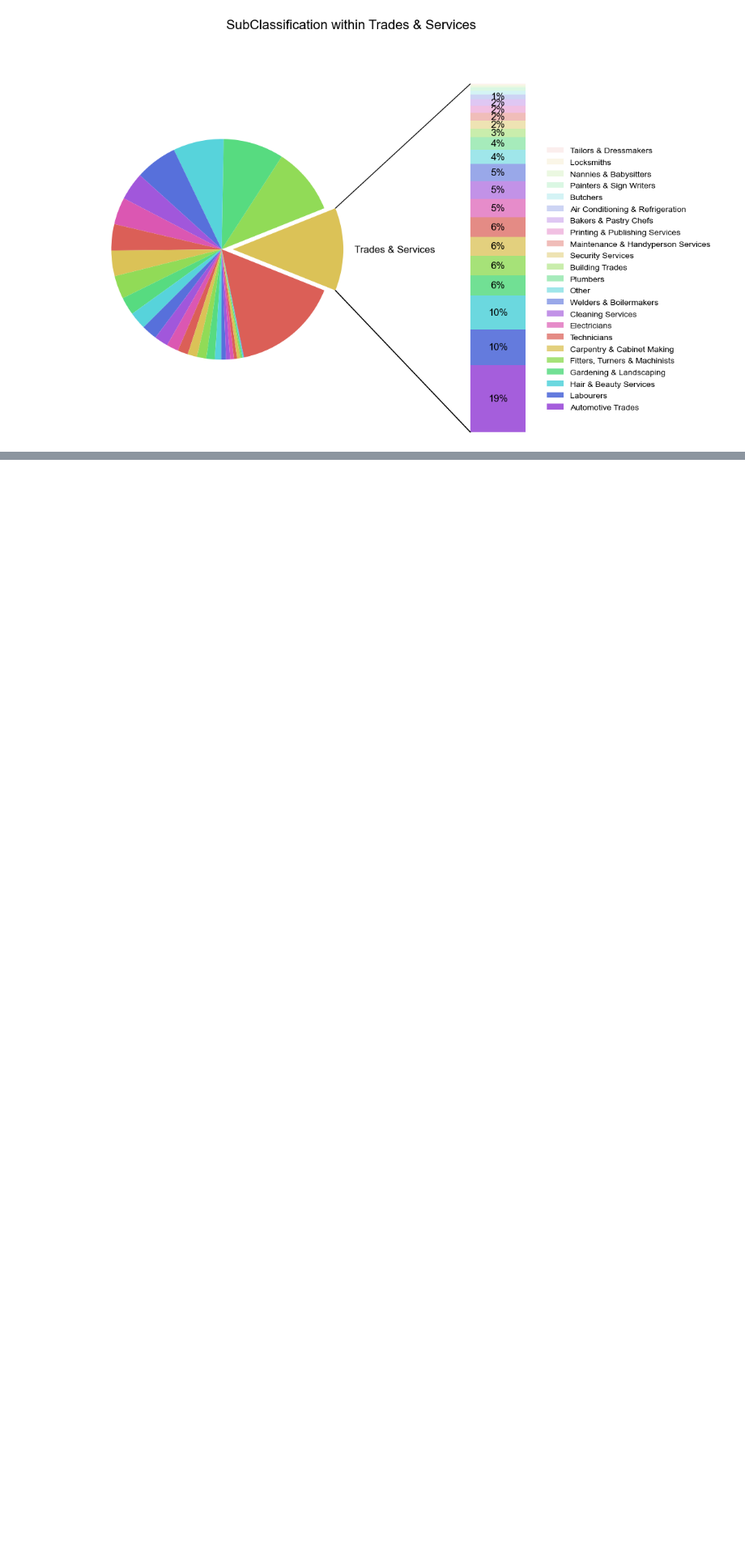
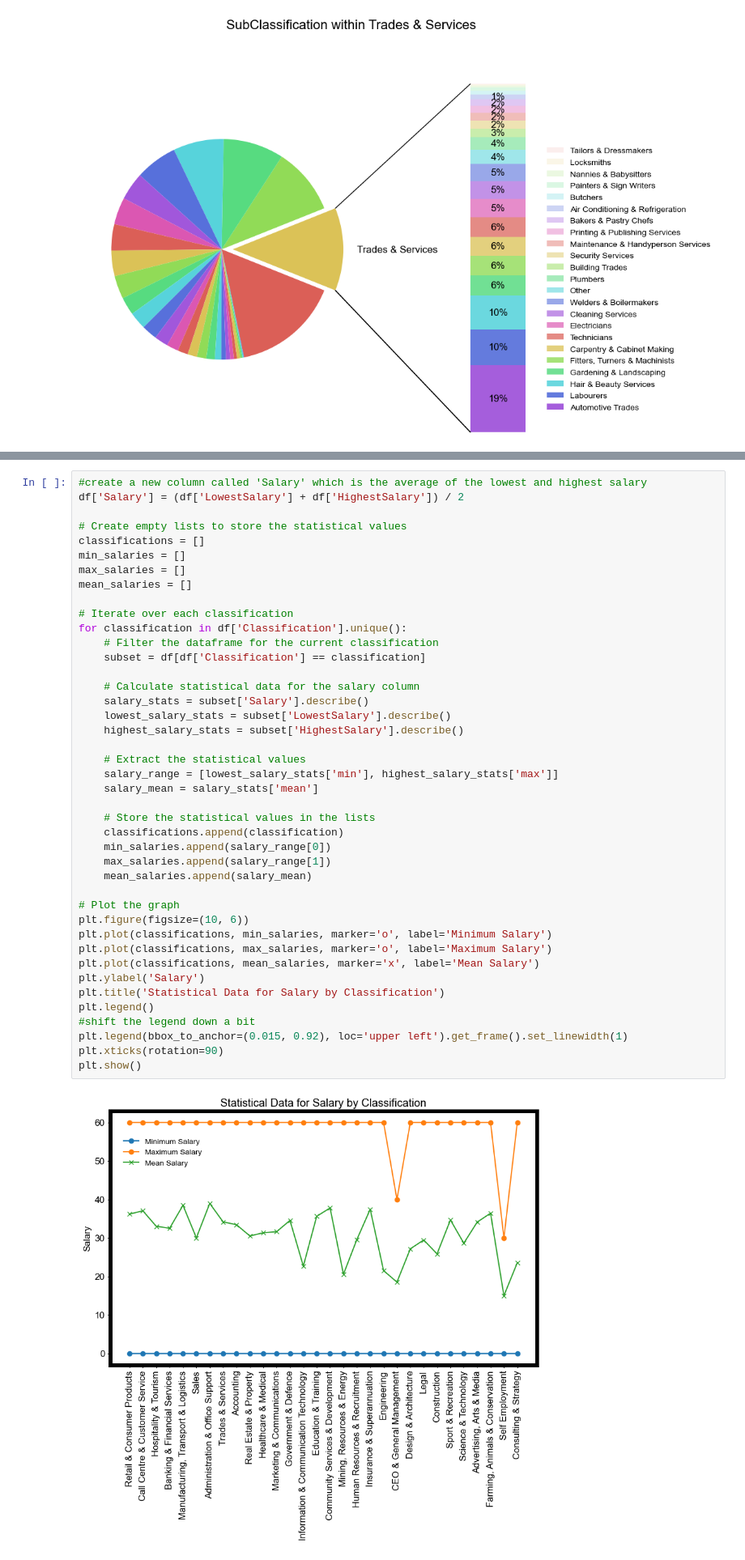
Before and after one commit to ToddNCooper/DataAnalyticsAssignment, a Jupyter notebook: rough_start.ipynb, the cells around one changed output, grey strips where cells are left out. Shown at 81% size. Cells and saved outputs as stored; diff of their text form; blank space fills up the shorter version.

Commit message:
bar of pie function completed. Salary data visualised for Classifications.

```diff
--- a/rough_start.ipynb
+++ b/rough_start.ipynb
@@ -428,0 +440,44 @@ plot_bar_of_pie(df, 'Classification', 'Manufacturing, Transport & Logistics', 'S
+# %%
+#create a new column called 'Salary' which is the average of the lowest and highest salary
+df['Salary'] = (df['LowestSalary'] + df['HighestSalary']) / 2
+
+# Create empty lists to store the statistical values
+classifications = []
+min_salaries = []
+max_salaries = []
+mean_salaries = []
+
+# Iterate over each classification
+for classification in df['Classification'].unique():
+    # Filter the dataframe for the current classification
+    subset = df[df['Classification'] == classification]
+
+    # Calculate statistical data for the salary column
+    salary_stats = subset['Salary'].describe()
+    lowest_salary_stats = subset['LowestSalary'].describe()
+    highest_salary_stats = subset['HighestSalary'].describe()
+
+    # Extract the statistical values
+    salary_range = [lowest_salary_stats['min'], highest_salary_stats['max']]
+    salary_mean = salary_stats['mean']
+
+    # Store the statistical values in the lists
+    classifications.append(classification)
+    min_salaries.append(salary_range[0])
+    max_salaries.append(salary_range[1])
+    mean_salaries.append(salary_mean)
+
+# Plot the graph
+plt.figure(figsize=(10, 6))
+plt.plot(classifications, min_salaries, marker='o', label='Minimum Salary')
+plt.plot(classifications, max_salaries, marker='o', label='Maximum Salary')
+plt.plot(classifications, mean_salaries, marker='x', label='Mean Salary')
+plt.ylabel('Salary')
+plt.title('Statistical Data for Salary by Classification')
+plt.legend()
+#shift the legend down a bit
+plt.legend(bbox_to_anchor=(0.015, 0.92), loc='upper left').get_frame().set_linewidth(1)
+plt.xticks(rotation=90)
+plt.show()
+# %% [output]
+[figure, added]
```
Also changed, not shown: parts of 3 cells of this notebook.
